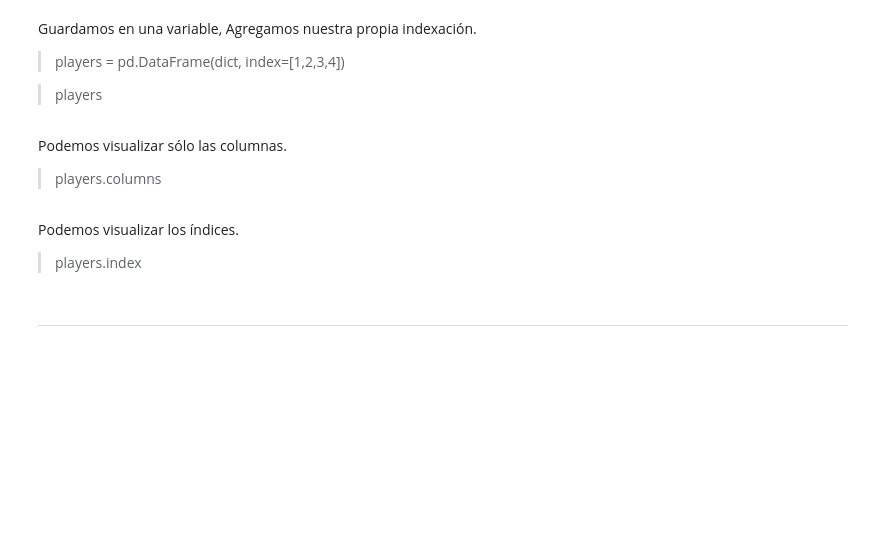
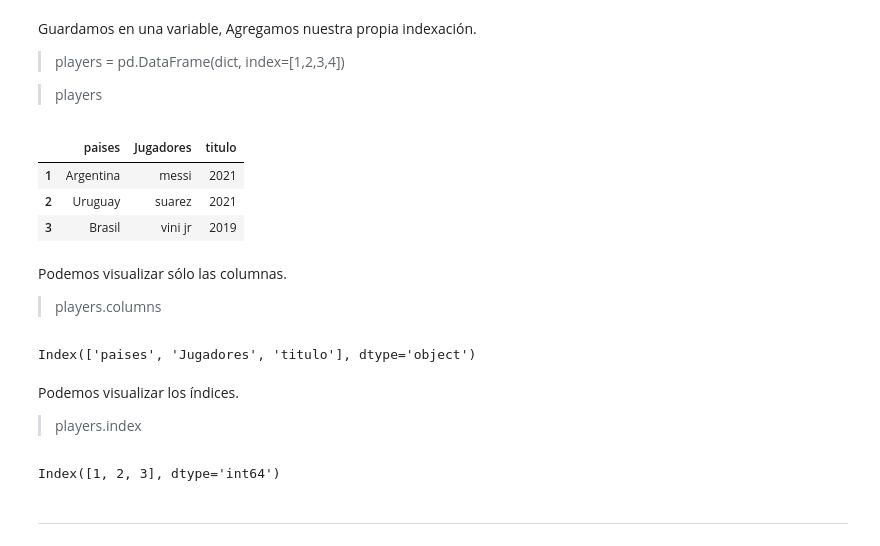
Before and after one commit to FlavioC30/PracticasSisDInfII, a Jupyter notebook: 02_introduccion_pandas.ipynb, the cells around one changed output. Saved outputs shown, nothing was run; the diff lists cells and outputs as text; code cells hidden in the pictures; blank space fills up the shorter version.

```diff
--- a/02_introduccion_pandas.ipynb
+++ b/02_introduccion_pandas.ipynb
@@ -105,20 +127,42 @@ Podemos hacer un diccionario que contenga listas.
 > dict = {'Jugador':['Alex','Katy','Ana','Jorch'], <br>
          'Altura':[182.0,156.23,162.0,188.0], <br>
          'Puntos':[100,200,50,300]}\n
+# %%
+copa_america={
+    'paises':['Argentina','Uruguay','Brasil'],
+    'Jugadores':['messi','suarez','vini jr'],
+    'titulo':[2021,2021,2019]
+}
 # %% [markdown]
 Guardamos en una variable, Agregamos nuestra propia indexación.
 
 > players = pd.DataFrame(dict, index=[1,2,3,4])
 
 > players
+# %%
+df_copa_america=pd.DataFrame(copa_america, index=[1,2,3])
+df_copa_america
+# %% [output]
+|  | paises | Jugadores | titulo |
+| 1 | Argentina | messi | 2021 |
+| 2 | Uruguay | suarez | 2021 |
+| 3 | Brasil | vini jr | 2019 |
 # %% [markdown]
 Podemos visualizar sólo las columnas.
 
 > players.columns
+# %%
+df_copa_america.columns
+# %% [output]
+Index(['paises', 'Jugadores', 'titulo'], dtype='object')
 # %% [markdown]
 Podemos visualizar los índices.
 
 > players.index
+# %%
+df_copa_america.index
+# %% [output]
+Index([1, 2, 3], dtype='int64')
 # %% [markdown]
 ---
 # %% [markdown]
```
Also changed, not shown: parts of 9 cells of this notebook.
